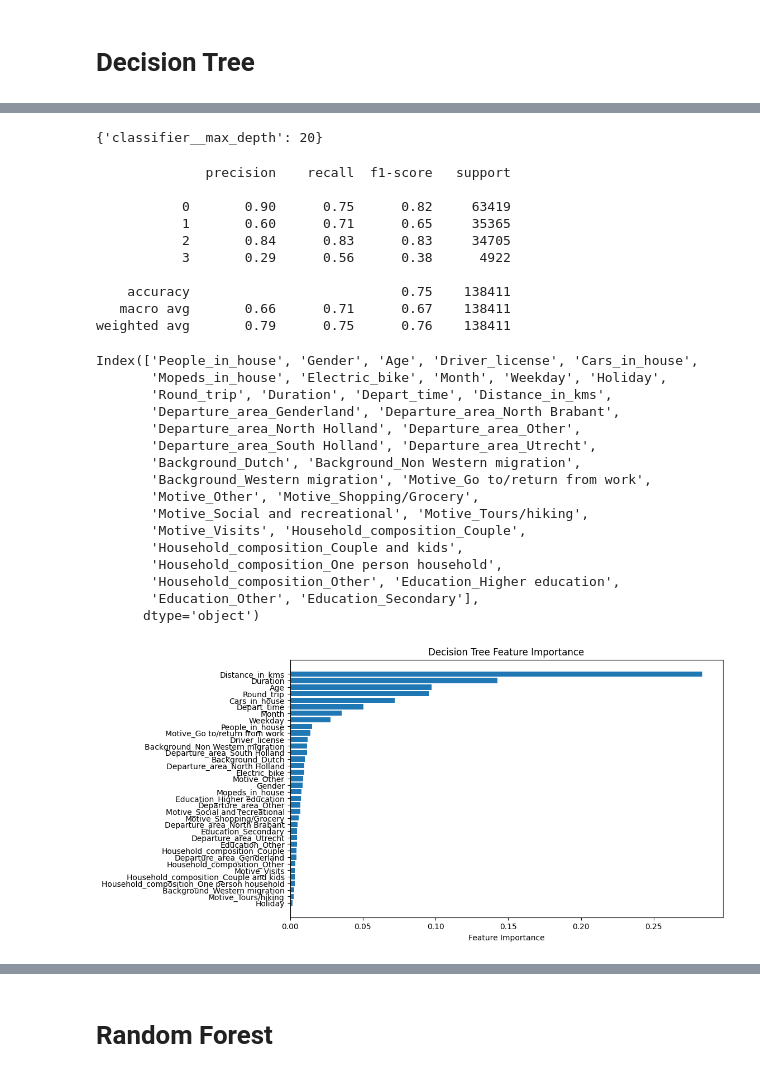
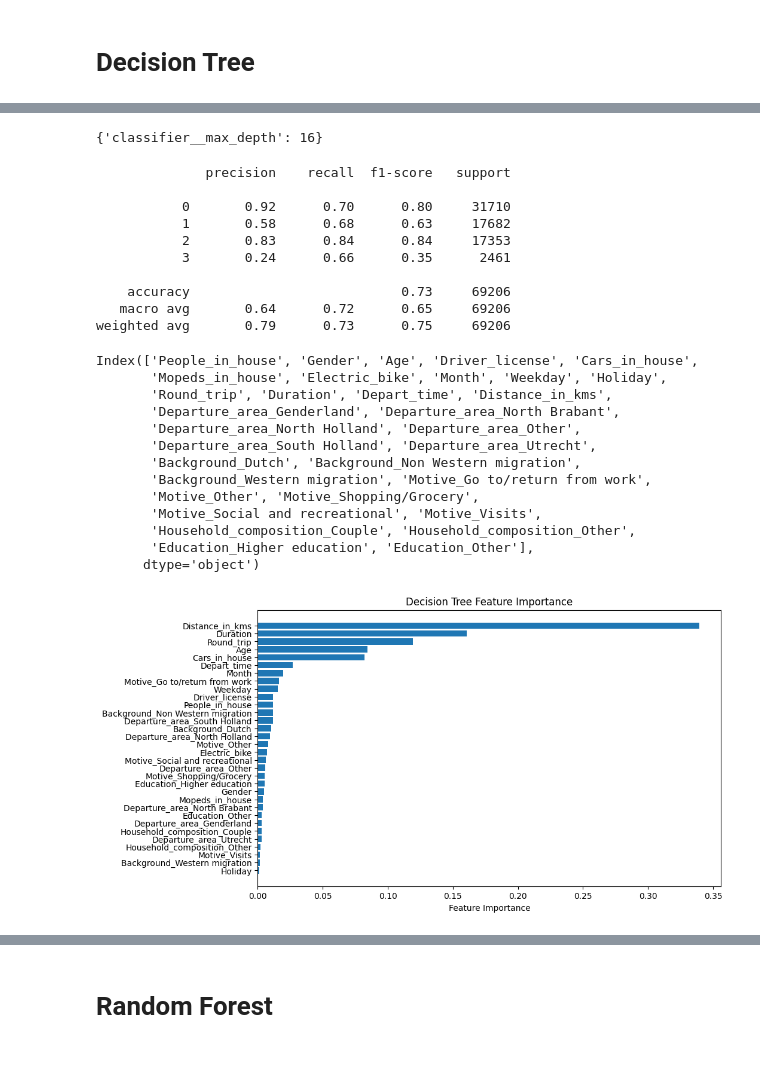
Before and after one commit to MariosMelach/Marios-Thesis, a Jupyter notebook: Netherlands Dataset/Netherlands_data_classification-oversampling-onehotencoded.ipynb, the cells around one changed output, grey strips where cells are left out. Saved outputs shown, nothing was run; the diff lists cells and outputs as text; code cells hidden in the pictures.

```diff
--- a/Netherlands Dataset/Netherlands_data_classification-oversampling-onehotencoded.ipynb
+++ b/Netherlands Dataset/Netherlands_data_classification-oversampling-onehotencoded.ipynb
@@ -74,7 +74,7 @@ sns.heatmap(corrMatrix, annot=True, center=0, ax=ax)
 # %% [markdown]
 # 4 labels: Car, Bike, Walk, Public Trasport
 # %%
-drops = ["Mode", "Arrival_area", "Year"]
+drops = ["Mode", "Arrival_area", "Year", "Motive_Tours/hiking", "Household_composition_Couple and kids","Household_composition_One person household","Education_Secondary"]
 X = df.drop(drops, axis=1)
 y = df["Mode"]
 # %%
@@ -114,5 +114,5 @@ X
 # %%
-X_train, X_test, y_train, y_test = train_test_split(X, y, test_size = 0.2, random_state =42, stratify=y)
+X_train, X_test, y_train, y_test = train_test_split(X, y, test_size = 0.1, random_state =42, stratify=y)
 # %%
 y_train_series = pd.Series(y_train)
 y_test_series = pd.Series(y_test)
@@ -151,9 +151,8 @@ pipeline = Pipeline(steps = [
     ('classifier', LogisticRegression(random_state=42))
 ])
 # %%
-param_grid = {'classifier__C': [0.01, 0.1, 1, 10, 100],
-              'classifier__solver': ['lbfgs', 'liblinear'],
-              'classifier__max_iter': [100, 200, 300]}
+param_grid = {'classifier__C': [0.1, 0.3, 0.5, 0.7, 1],
+              'classifier__max_iter': [100, 200]}
 grid_search_log = GridSearchCV(pipeline, param_grid, cv=10, scoring='f1_macro', n_jobs=-1)
 grid_search_log.fit(X_train, y_train)
 log_params = grid_search_log.best_params_
@@ -295,7 +351,7 @@ pipeline = Pipeline(steps = [
 ])
 # %%
 param_grid = {
-    'classifier__max_depth': list(range(2, 21)),
+    'classifier__max_depth': list(range(2, 17)),
 }
 # %%
 grid_search = GridSearchCV(pipeline, param_grid, cv=10, scoring="f1_macro", n_jobs=-1)
@@ -332,7 +387,7 @@ best_model = grid_search.best_estimator_
 # %%
 best_params
 # %% [output]
-{'classifier__max_depth': 20}
+{'classifier__max_depth': 16}
 # %%
 y_pred = best_model.predict(X_test)
 tree_report_test = classification_report(y_test, y_pred)
@@ -340,14 +395,14 @@ print(tree_report_test, sep='\n')
 # %% [output]
               precision    recall  f1-score   support
 
-           0       0.90      0.75      0.82     63419
-           1       0.60      0.71      0.65     35365
-           2       0.84      0.83      0.83     34705
-           3       0.29      0.56      0.38      4922
+           0       0.92      0.70      0.80     31710
+           1       0.58      0.68      0.63     17682
+           2       0.83      0.84      0.84     17353
+           3       0.24      0.66      0.35      2461
 
-    accuracy                           0.75    138411
-   macro avg       0.66      0.71      0.67    138411
-weighted avg       0.79      0.75      0.76    138411
+    accuracy                           0.73     69206
+   macro avg       0.64      0.72      0.65     69206
+weighted avg       0.79      0.73      0.75     69206
 # %%
 X.columns
 # %% [output]
@@ -360,46 +415,40 @@ Index(['People_in_house', 'Gender', 'Age', 'Driver_license', 'Cars_in_house',
        'Background_Dutch', 'Background_Non Western migration',
        'Background_Western migration', 'Motive_Go to/return from work',
        'Motive_Other', 'Motive_Shopping/Grocery',
-       'Motive_Social and recreational', 'Motive_Tours/hiking',
-       'Motive_Visits', 'Household_composition_Couple',
-       'Household_composition_Couple and kids',
-       'Household_composition_One person household',
-       'Household_composition_Other', 'Education_Higher education',
-       'Education_Other', 'Education_Secondary'],
+       'Motive_Social and recreational', 'Motive_Visits',
+       'Household_composition_Couple', 'Household_composition_Other',
+       'Education_Higher education', 'Education_Other'],
       dtype='object')
 # %%
 decision_tree_classifier = best_model.named_steps['classifier']
 
 feature_importances = decision_tree_classifier.feature_importances_
 
 feature_names = ['People_in_house', 'Gender', 'Age', 'Driver_license', 'Cars_in_house',
        'Mopeds_in_house', 'Electric_bike', 'Month', 'Weekday', 'Holiday',
        'Round_trip', 'Duration', 'Depart_time', 'Distance_in_kms',
        'Departure_area_Genderland', 'Departure_area_North Brabant',
        'Departure_area_North Holland', 'Departure_area_Other',
        'Departure_area_South Holland', 'Departure_area_Utrecht',
        'Background_Dutch', 'Background_Non Western migration',
        'Background_Western migration', 'Motive_Go to/return from work',
        'Motive_Other', 'Motive_Shopping/Grocery',
-       'Motive_Social and recreational', 'Motive_Tours/hiking',
-       'Motive_Visits', 'Household_composition_Couple',
-       'Household_composition_Couple and kids',
-       'Household_composition_One person household',
-       'Household_composition_Other', 'Education_Higher education',
-       'Education_Other', 'Education_Secondary']
+       'Motive_Social and recreational', 'Motive_Visits',
+       'Household_composition_Couple', 'Household_composition_Other',
+       'Education_Higher education', 'Education_Other']
 
 
 sorted_idx = np.argsort(feature_importances)
 
 
 plt.figure(figsize=(10, 6))
 plt.barh(range(len(sorted_idx)), feature_importances[sorted_idx], align="center")
 plt.yticks(range(len(sorted_idx)), [feature_names[i] for i in sorted_idx])
 plt.xlabel("Feature Importance")
 plt.title("Decision Tree Feature Importance")
 plt.show()
 # %% [output]
-[figure, old version]
+[figure, new version]
 # %%
 class_labels = ["car", "bicycle", "walk", "public transport"]
 conf_matrix_dt = confusion_matrix(y_test, y_pred)
```
Also changed, not shown: parts of 41 cells of this notebook, 11 other files.
